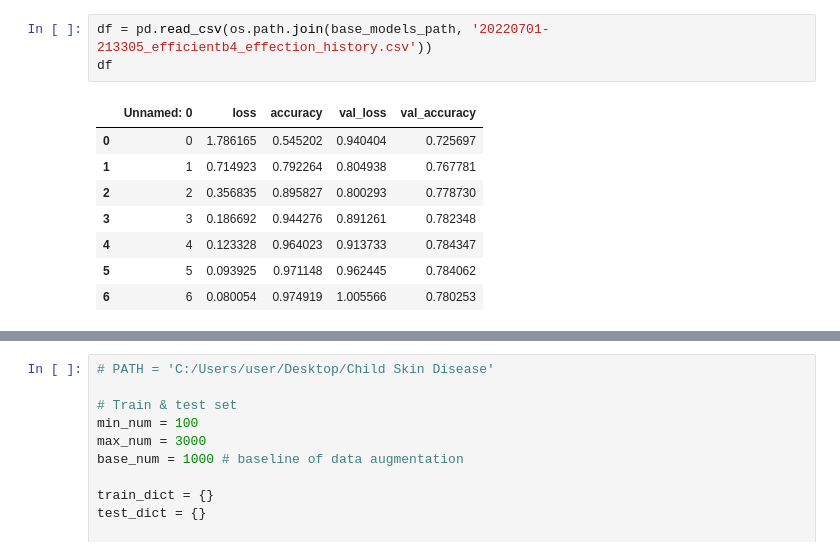
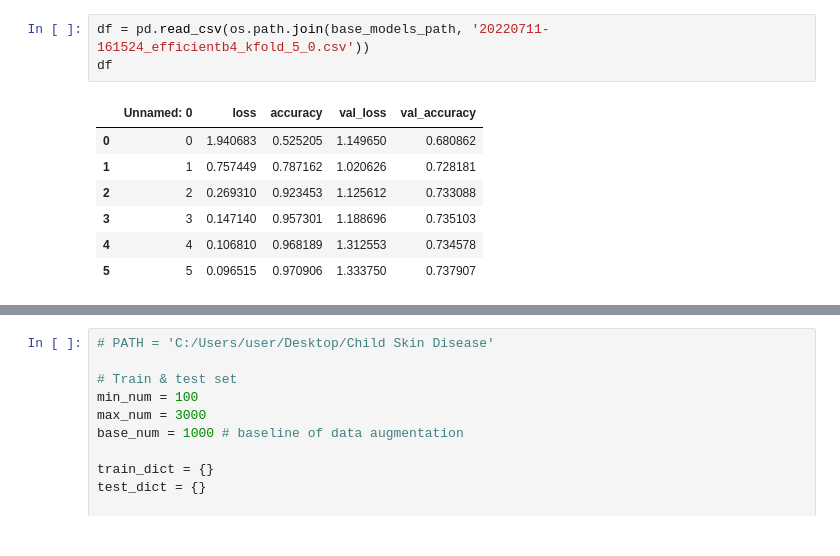
Before and after one commit to SeHwanYoo/child_skin_classification, a Jupyter notebook: evaluation1.ipynb, the cells around one changed output, grey strips where cells are left out. Cells and saved outputs as stored; diff of their text form.

```diff
--- a/evaluation1.ipynb
+++ b/evaluation1.ipynb
@@ -50,12 +274,11 @@ N_RES = 256
 # %%
-df = pd.read_csv(os.path.join(base_models_path, '20220701-213305_efficientb4_effection_history.csv'))
+df = pd.read_csv(os.path.join(base_models_path, '20220711-161524_efficientb4_kfold_5_0.csv'))
 df
 # %% [output]
 |  | Unnamed: 0 | loss | accuracy | val_loss | val_accuracy |
-| 0 | 0 | 1.786165 | 0.545202 | 0.940404 | 0.725697 |
-| 1 | 1 | 0.714923 | 0.792264 | 0.804938 | 0.767781 |
-| 2 | 2 | 0.356835 | 0.895827 | 0.800293 | 0.778730 |
-| 3 | 3 | 0.186692 | 0.944276 | 0.891261 | 0.782348 |
-| 4 | 4 | 0.123328 | 0.964023 | 0.913733 | 0.784347 |
-| 5 | 5 | 0.093925 | 0.971148 | 0.962445 | 0.784062 |
-| 6 | 6 | 0.080054 | 0.974919 | 1.005566 | 0.780253 |
+| 0 | 0 | 1.940683 | 0.525205 | 1.149650 | 0.680862 |
+| 1 | 1 | 0.757449 | 0.787162 | 1.020626 | 0.728181 |
+| 2 | 2 | 0.269310 | 0.923453 | 1.125612 | 0.733088 |
+| 3 | 3 | 0.147140 | 0.957301 | 1.188696 | 0.735103 |
+| 4 | 4 | 0.106810 | 0.968189 | 1.312553 | 0.734578 |
+| 5 | 5 | 0.096515 | 0.970906 | 1.333750 | 0.737907 |
```
Also changed, not shown: parts of 28 cells of this notebook, 1 other file.
